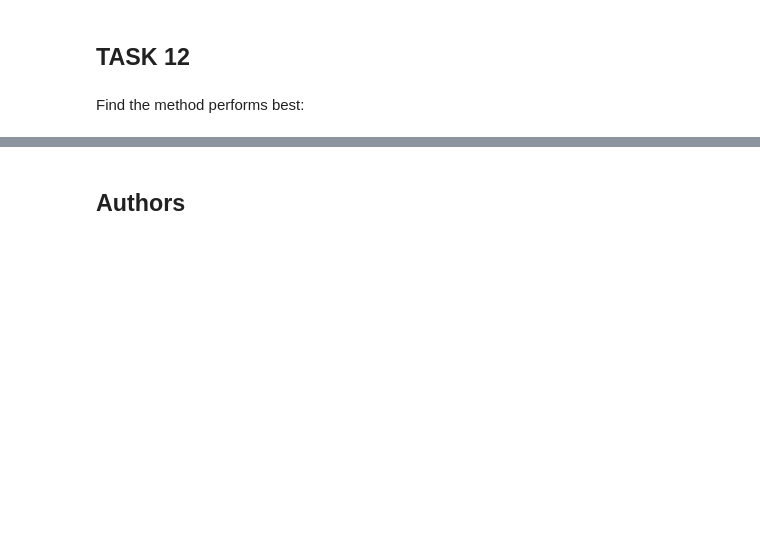
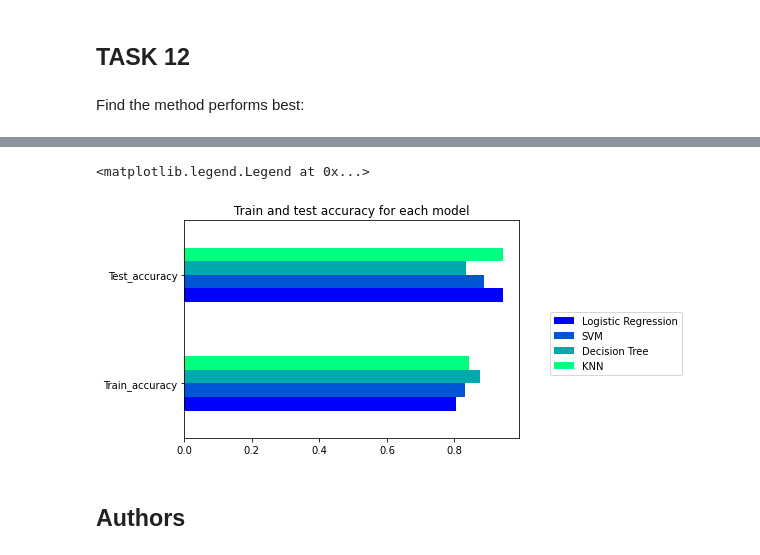
Before and after one commit to salcorreia/testrepo, a Jupyter notebook: SpaceX_Machine Learning Prediction.ipynb, the cells around one changed output, grey strips where cells are left out. Drawn from its saved outputs; the diff is of its cells as text; code cells hidden in the pictures; blank space fills up the shorter version.

```diff
--- a/SpaceX_Machine Learning Prediction.ipynb
+++ b/SpaceX_Machine Learning Prediction.ipynb
@@ -358,3 +358,10 @@ df
+# %%
+df.plot(kind='barh',colormap='winter')
+plt.title('Train and test accuracy for each model')
+plt.legend(bbox_to_anchor=(0.7, 0., 0.8, 0.6))
+# %% [output]
+<matplotlib.legend.Legend at 0x...>
+[figure, added]
 # %% [markdown]
 ## Authors
 # %% [markdown]
```
Also changed, not shown: parts of 3 cells of this notebook.
